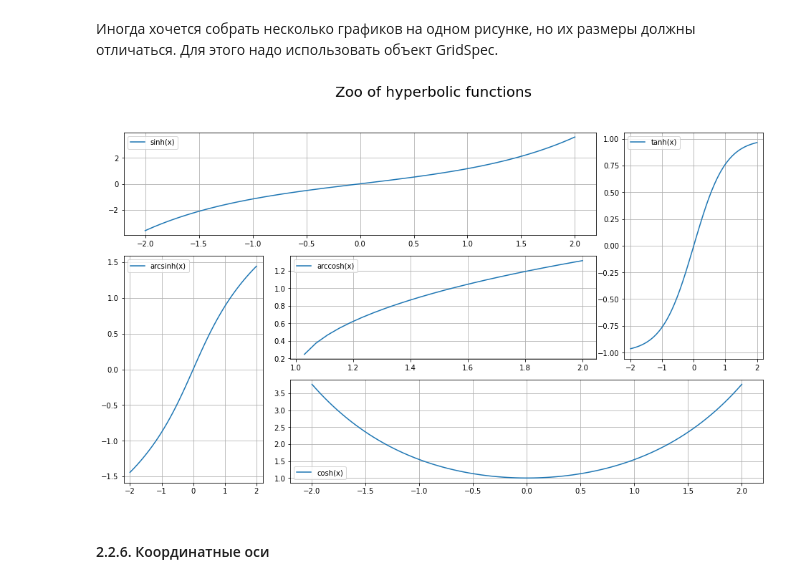
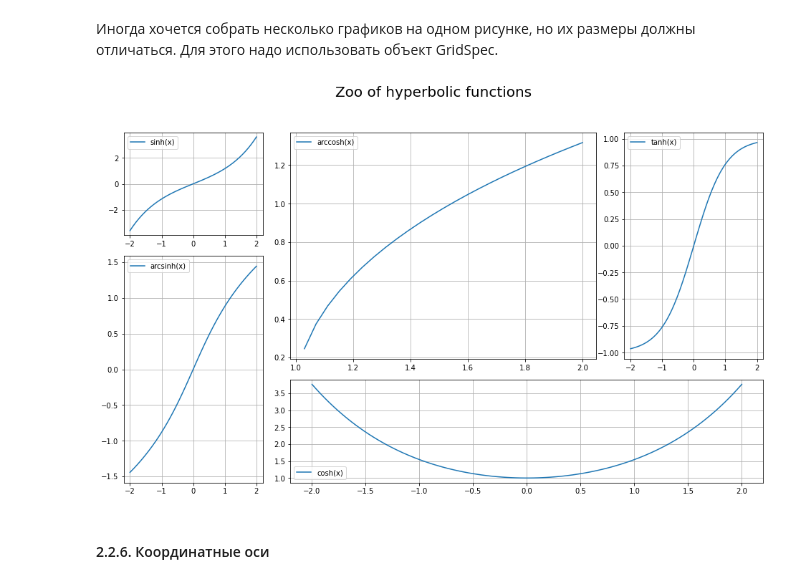
Before and after one commit to salamantos/mipt-python-22spring, a Jupyter notebook: Seminar12/Seminar12.ipynb, the cells around one changed output. Saved outputs shown, nothing was run; the diff lists cells and outputs as text; code cells hidden in the pictures.

```diff
--- a/Seminar12/Seminar12.ipynb
+++ b/Seminar12/Seminar12.ipynb
@@ -660,36 +709,36 @@ plt.show()
 from matplotlib import gridspec  # GridSpec определен там
 
 # Создаем картинку
 fig = plt.figure(figsize=(16, 9))
 fig.suptitle('Zoo of hyperbolic functions', fontsize=20)
 
 # Создаем "спеку"
 spec = gridspec.GridSpec(nrows=3, ncols=4)
 # В метод add_suplot можно передать slicing от спеки.
 # Тем самым создастся область рисования занимающая ячейки соответствующие slicing'у
-fig.add_subplot(spec[0, :3])  # Добавить область рисования занимающую первые три ячейки первой строки
+fig.add_subplot(spec[0, :1])  # Добавить область рисования занимающую первые три ячейки первой строки
 fig.add_subplot(spec[:2, 3])
 fig.add_subplot(spec[2, 1:])
 fig.add_subplot(spec[1:, 0])
-fig.add_subplot(spec[1, 1:3])
+fig.add_subplot(spec[0:2, 1:3])
 
 trig_funcs = [np.sinh, np.tanh, np.cosh, np.arcsinh, np.arccosh]
 points = np.linspace(-2, 2, 100)
 
 for ax, func in zip(fig.axes, trig_funcs):
     ax.plot(
         points,
         func(points),
         label='{}(x)'.format(func.__name__)
     )
     # Выбрать самое "хорошее" расположение для легенды
     ax.legend(loc='best')
     ax.grid(True)
 
 plt.show()
 del fig, spec, ax, func
 # %% [output]
-[figure, old version]
+[figure, new version]
 # %% [markdown]
 #### 2.2.6. Координатные оси
 # %% [markdown]
```
Also changed, not shown: parts of 17 cells of this notebook.
